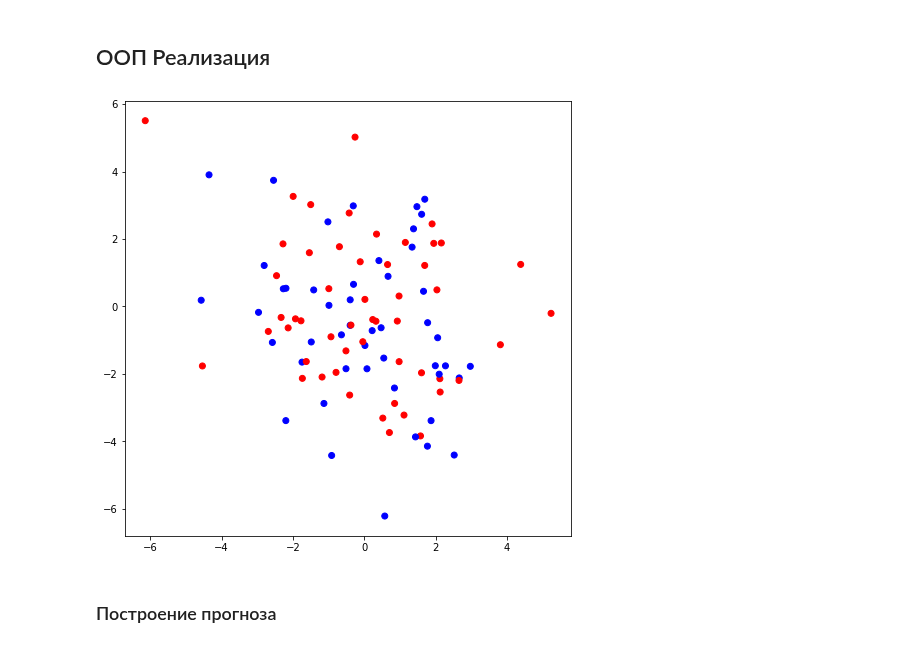
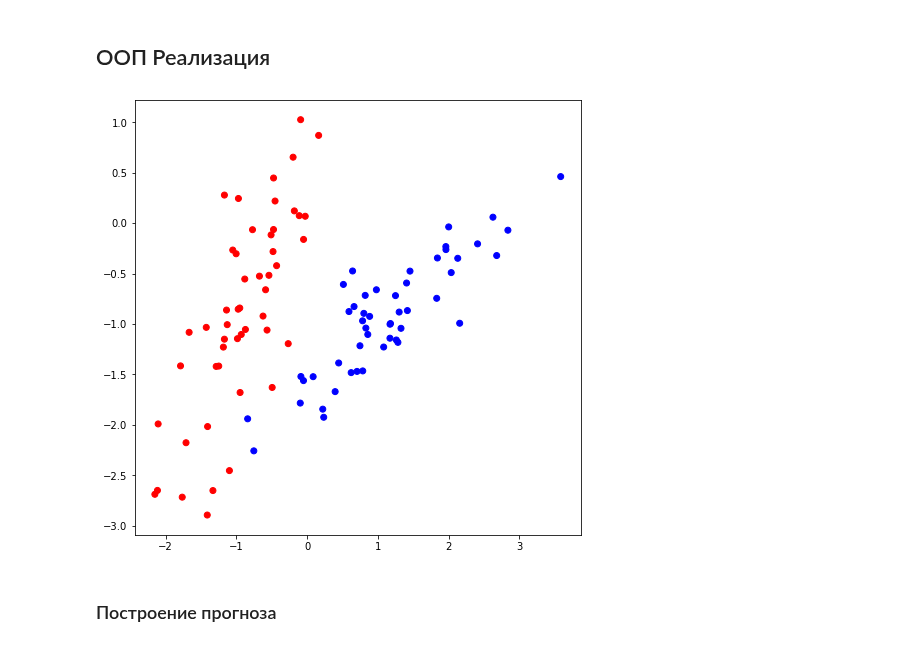
Before and after one commit to stureiko/GeekBrains, a Jupyter notebook: Algoritms/Lesson_04/Lesson_04_hTask.ipynb, the cells around one changed output. Saved outputs shown, nothing was run; the diff lists cells and outputs as text; code cells hidden in the pictures.

```diff
--- a/Algoritms/Lesson_04/Lesson_04_hTask.ipynb
+++ b/Algoritms/Lesson_04/Lesson_04_hTask.ipynb
@@ -200,24 +200,24 @@ def accuracy_metric(actual, predicted):
     return correct / float(len(actual)) * 100.0
 # %%
 # сгенерируем и разобъем данные
-classification_data, classification_labels = datasets.make_classification(n_features = 12, n_informative = 12,
-                                                      n_classes = 12, n_redundant=0,
+classification_data, classification_labels = datasets.make_classification(n_features = 2, n_informative = 2,
+                                                      n_classes = 2, n_redundant=0,
                                                       n_clusters_per_class=1, random_state=5)
 train_data, test_data, train_labels, test_labels = model_selection.train_test_split(classification_data,
                                                                                      classification_labels,
                                                                                      test_size = 0.3,
                                                                                      random_state = 27)
 # визуализируем сгенерированные данные
 
 colors = ListedColormap(['red', 'blue'])
 light_colors = ListedColormap(['lightcoral', 'lightblue'])
 
 plt.figure(figsize=(8,8))
 plt.scatter(list(map(lambda x: x[0], classification_data)), list(map(lambda x: x[1], classification_data)),
               c=classification_labels, cmap=colors)
 plt.show()
 # %% [output]
-[figure, old version]
+[figure, new version]
 # %% [markdown]
 ### Построение прогноза
 # %%
```
Also changed, not shown: parts of 8 cells of this notebook.
